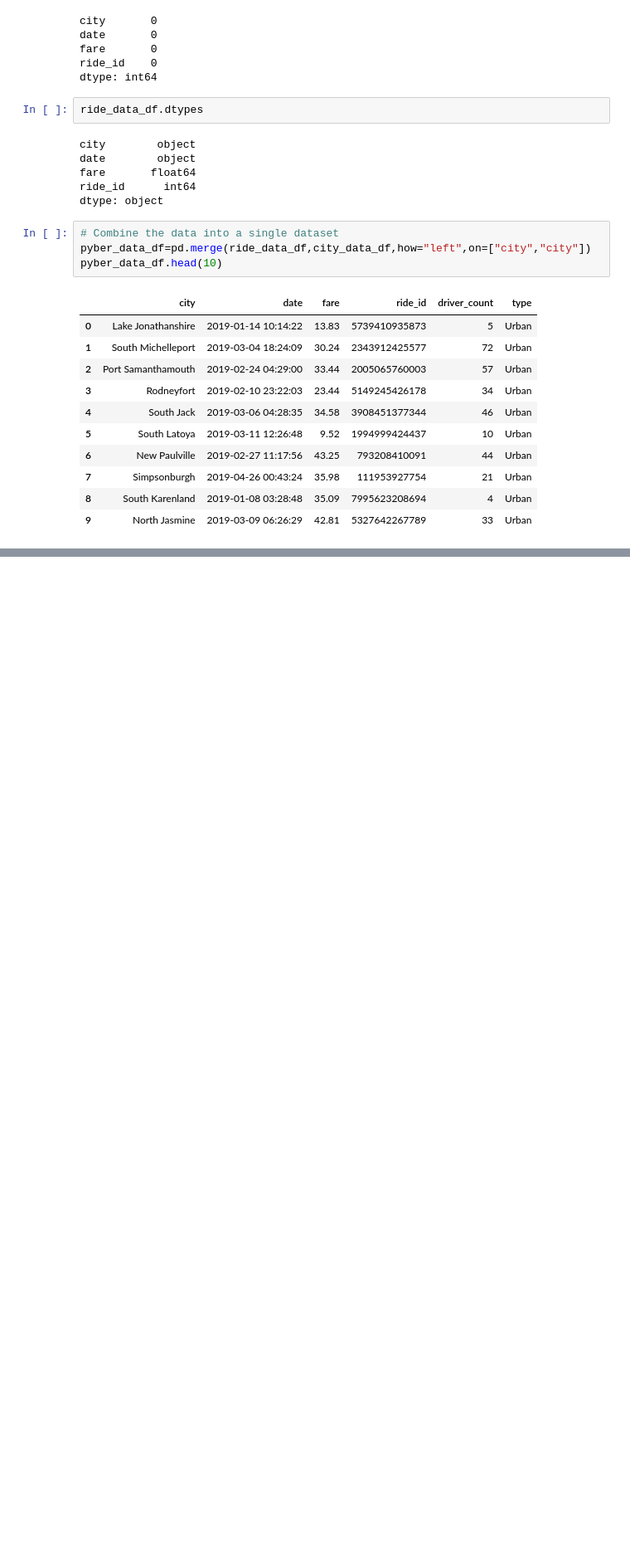
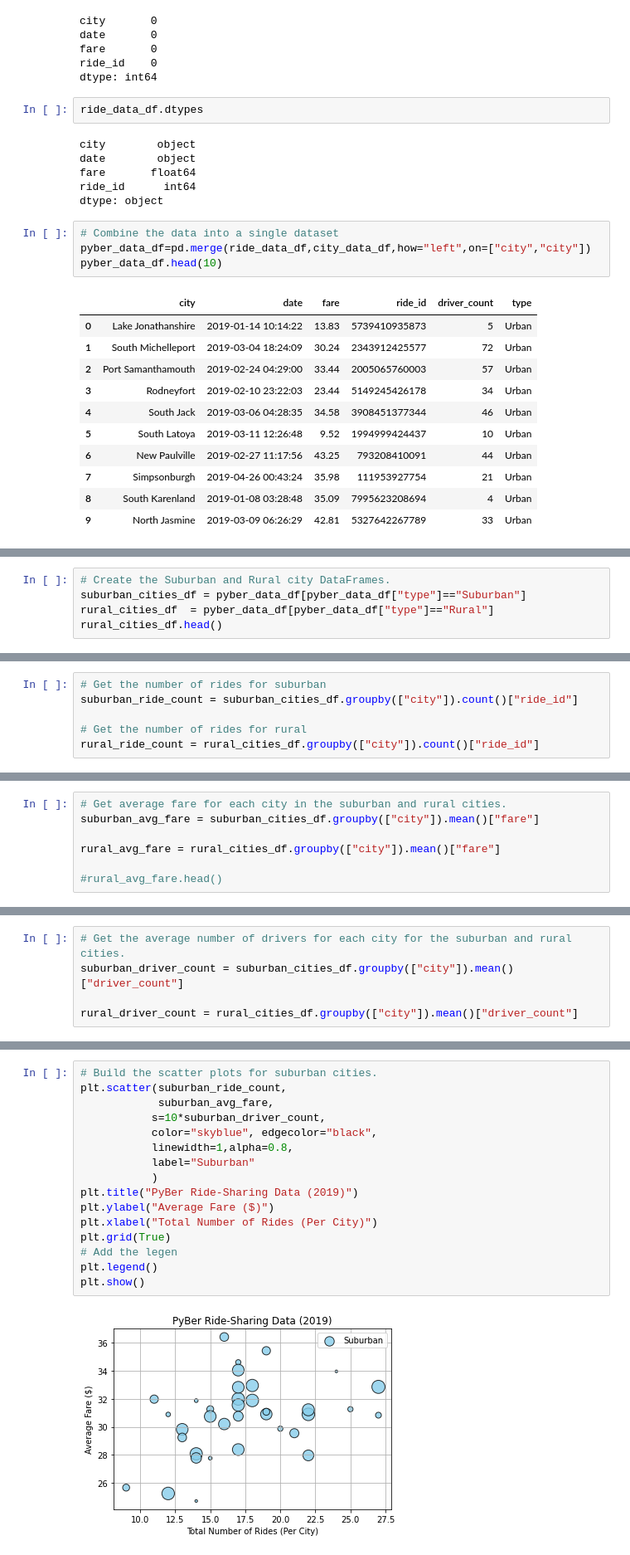
Before and after one commit to Sho24/PyBer_Analysis, a Jupyter notebook: PyBer.ipynb, the cells around one changed output, grey strips where cells are left out. Shown: that part at 83% size. Saved outputs shown, nothing was run; the diff lists cells and outputs as text; blank space fills up the shorter version.

```diff
--- a/PyBer.ipynb
+++ b/PyBer.ipynb
@@ -100,0 +112,5 @@ pyber_data_df.head(10)
+# %%
+# Create the Suburban and Rural city DataFrames.
+suburban_cities_df = pyber_data_df[pyber_data_df["type"]=="Suburban"]
+rural_cities_df  = pyber_data_df[pyber_data_df["type"]=="Rural"]
+rural_cities_df.head()
@@ -100,0 +136,6 @@ pyber_data_df.head(10)
+# %%
+# Get the number of rides for suburban
+suburban_ride_count = suburban_cities_df.groupby(["city"]).count()["ride_id"]
+
+# Get the number of rides for rural
+rural_ride_count = rural_cities_df.groupby(["city"]).count()["ride_id"]
@@ -100,0 +154,7 @@ pyber_data_df.head(10)
+# %%
+# Get average fare for each city in the suburban and rural cities.
+suburban_avg_fare = suburban_cities_df.groupby(["city"]).mean()["fare"]
+
+rural_avg_fare = rural_cities_df.groupby(["city"]).mean()["fare"]
+
+#rural_avg_fare.head()
@@ -100,0 +173,5 @@ pyber_data_df.head(10)
+# %%
+# Get the average number of drivers for each city for the suburban and rural cities.
+suburban_driver_count = suburban_cities_df.groupby(["city"]).mean()["driver_count"]
+
+rural_driver_count = rural_cities_df.groupby(["city"]).mean()["driver_count"]
@@ -100,0 +195,18 @@ pyber_data_df.head(10)
+# %%
+# Build the scatter plots for suburban cities.
+plt.scatter(suburban_ride_count,
+            suburban_avg_fare,
+           s=10*suburban_driver_count,
+           color="skyblue", edgecolor="black",
+           linewidth=1,alpha=0.8,
+           label="Suburban"
+           )
+plt.title("PyBer Ride-Sharing Data (2019)")
+plt.ylabel("Average Fare ($)")
+plt.xlabel("Total Number of Rides (Per City)")
+plt.grid(True)
+# Add the legen
+plt.legend()
+plt.show()
+# %% [output]
+[figure, added]
```
Also changed, not shown: parts of 9 cells of this notebook, 1 other file.
